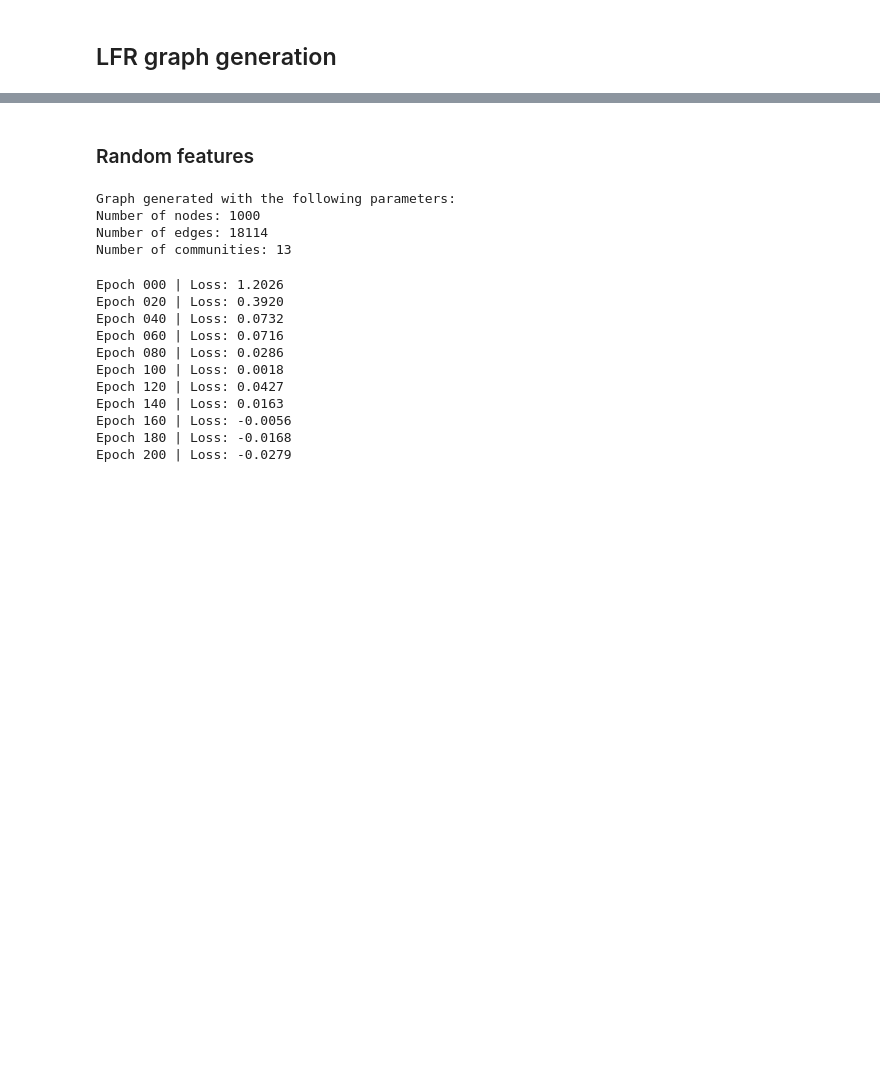
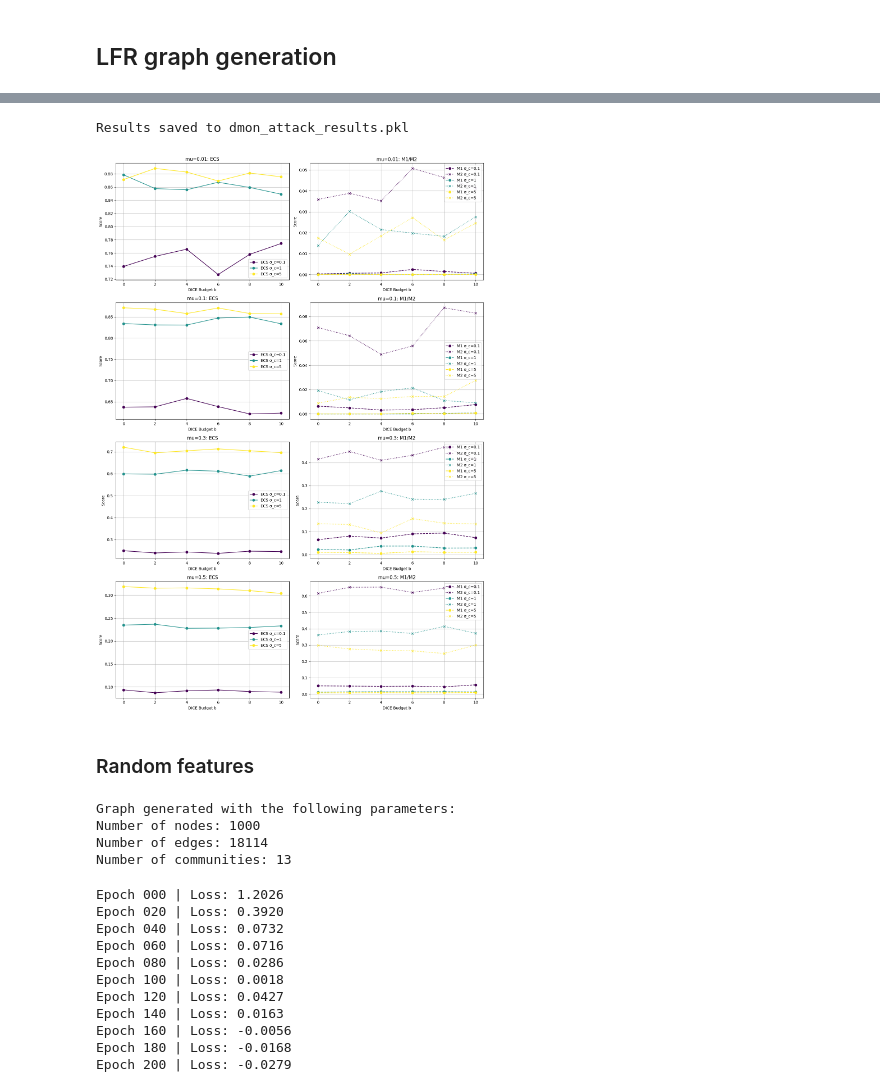
Before and after one commit to dalyapraz/gnn-community-concealment, a Jupyter notebook: lfr_dmon.ipynb, the cells around one changed output, grey strips where cells are left out. Cells and saved outputs as stored; diff of their text form; code cells hidden in the pictures; blank space fills up the shorter version.

Commit message:
DICE attack and M1 and M2 implementation + results generation saved in pkl

```diff
--- a/lfr_dmon.ipynb
+++ b/lfr_dmon.ipynb
@@ -16,0 +27,7 @@ array([[ 0.97125674, -0.76460365,  3.03460073,  0.61124548,  0.71385807],
+# %%
+import attacks
+true_labels = [0, 1, 2, 3, 0, 2, 1, 1, 2, 3]
+target_list = [0, 1, 2, 4]
+M2 = attacks.compute_M2(target_list=target_list, labels=true_labels)
+print("M2 matrix:")
+print(M2)
@@ -116,6 +173,0 @@ ECS between DMoN and LFR ground truth: 0.8664
-# %%
-model.eval()
-ca, _ = model(data.x, data.edge_index)
-pred_labels = ca.argmax(dim=1).numpy()
-
-# print(f"Shape of predicted labels: {pred_labels.shape}")
@@ -141,3 +366,66 @@ ECS between DMoN and LFR ground truth: 0.9311
+# %%
+import pickle
+
+with open('dmon_attack_results.pkl', 'wb') as f:
+    pickle.dump(results, f)
+print("Results saved to dmon_attack_results.pkl")
+# %% [output]
+Results saved to dmon_attack_results.pkl
+# %%
+import matplotlib.pyplot as plt
+import matplotlib
+
+# Define colors for each sigma_c value, so colors are consistent across subplots
+color_map = {s: c for s, c in zip(sigma_c_values, plt.cm.viridis(np.linspace(0, 1, len(sigma_c_values))))}
+
+metric_styles = {
+    'nmi': 'dotted',
+    'ecs': 'solid',
+    'M1': 'dashed',
+    'M2': 'dotted'
+}
+metric_markers = {
+    'nmi': 'x',
+    'ecs': 'o',
+    'M1': 'o',
+    'M2': 'x'
+}
+
+fig, axes = plt.subplots(len(mu_values), 2, figsize=(14, 5 * len(mu_values)))
+
+for idx, mu in enumerate(mu_values):
+    for sigma_c in sigma_c_values:
+        color = color_map[sigma_c]
+        # Column 1: NMI/ECS
+        # nmi_means = [np.mean(results[mu][sigma_c][bb]["nmi"]) for bb in [0] + b_values]
+        ecs_means = [np.mean(results[mu][sigma_c][bb]["ecs"]) for bb in [0] + b_values]
+        # axes[idx, 0].plot([0] + b_values, nmi_means, marker=metric_markers['nmi'], linestyle=metric_styles['nmi'],
+        #                   color=color, label=f'NMI σ_c={sigma_c}')
+        axes[idx, 0].plot([0] + b_values, ecs_means, marker=metric_markers['ecs'], linestyle=metric_styles['ecs'],
+                          color=color, label=f'ECS σ_c={sigma_c}')
+
+        # Column 2: M1/M2
+        M1_means = [np.mean(results[mu][sigma_c][bb]["M1"]) for bb in [0] + b_values]
+        M2_means = [np.mean(results[mu][sigma_c][bb]["M2"]) for bb in [0] + b_values]
+
+        axes[idx, 1].plot([0] + b_values, M1_means, marker=metric_markers['M1'], linestyle=metric_styles['M1'],
+                          color=color, label=f'M1 σ_c={sigma_c}')
+        axes[idx, 1].plot([0] + b_values, M2_means, marker=metric_markers['M2'], linestyle=metric_styles['M2'],
+                          color=color, label=f'M2 σ_c={sigma_c}')
+
+
+    axes[idx, 0].set_title(f"mu={mu}: ECS")
+    axes[idx, 1].set_title(f"mu={mu}: M1/M2")
+    for ax in axes[idx]:
+        ax.set_xlabel("DICE Budget b")
+        ax.set_ylabel("Score")
+        ax.legend()
+        ax.grid(True)
+
+plt.tight_layout()
+plt.show()
+# %% [output]
+[figure, added]
 # %% [markdown]
 ### Random features
 # %%
```
Also changed, not shown: parts of 9 cells of this notebook, 3 other files.
